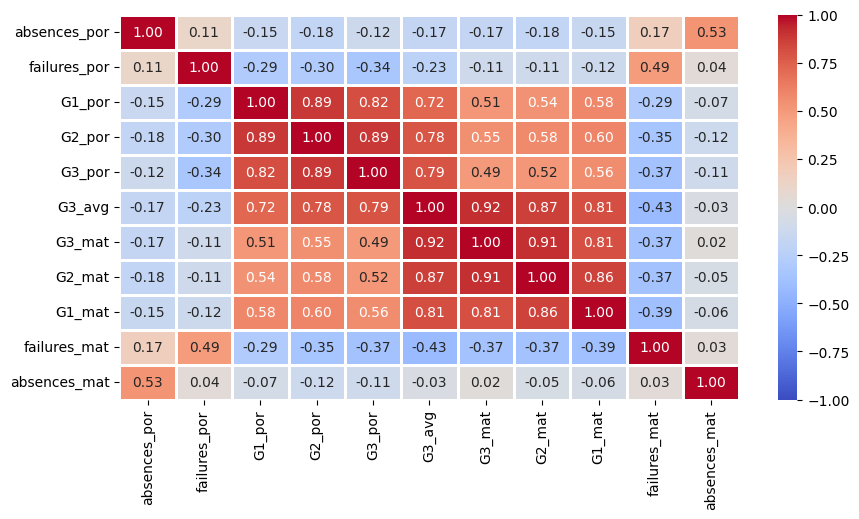
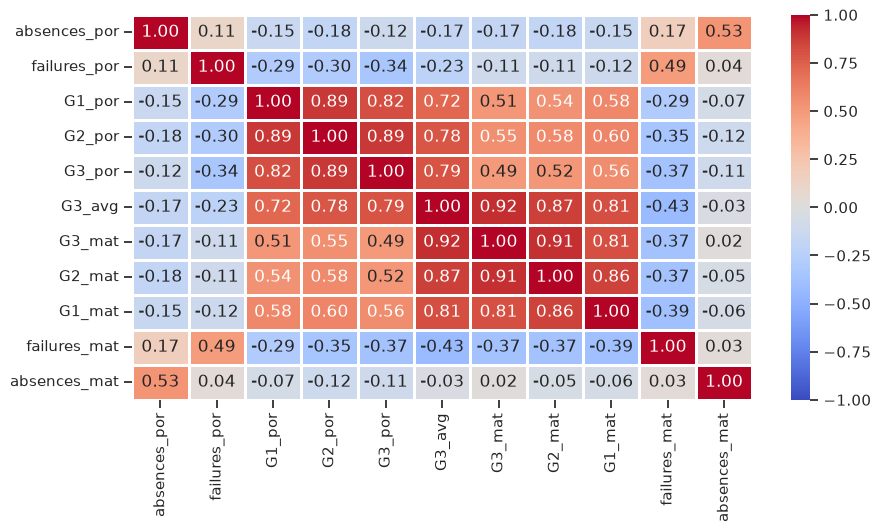
The change to this notebook cell's code, shown as a diff; its figure went from the first image to the second:
--- before
+++ after
@@ -5,3 +5,5 @@
                 "failures_mat", "absences_mat"]
 crm = spmandp_dtf[columns_corr].corr()
-seaborn.heatmap(crm, linewidth=.8, vmin=-1, vmax=1, annot=True, fmt=".2f", cmap="coolwarm");
+seaborn.heatmap(crm, linewidth=.8,
+                vmin=-1, vmax=1, cmap="coolwarm",
+                annot=True, fmt=".2f");

Commit: seaborn figure styling, wip